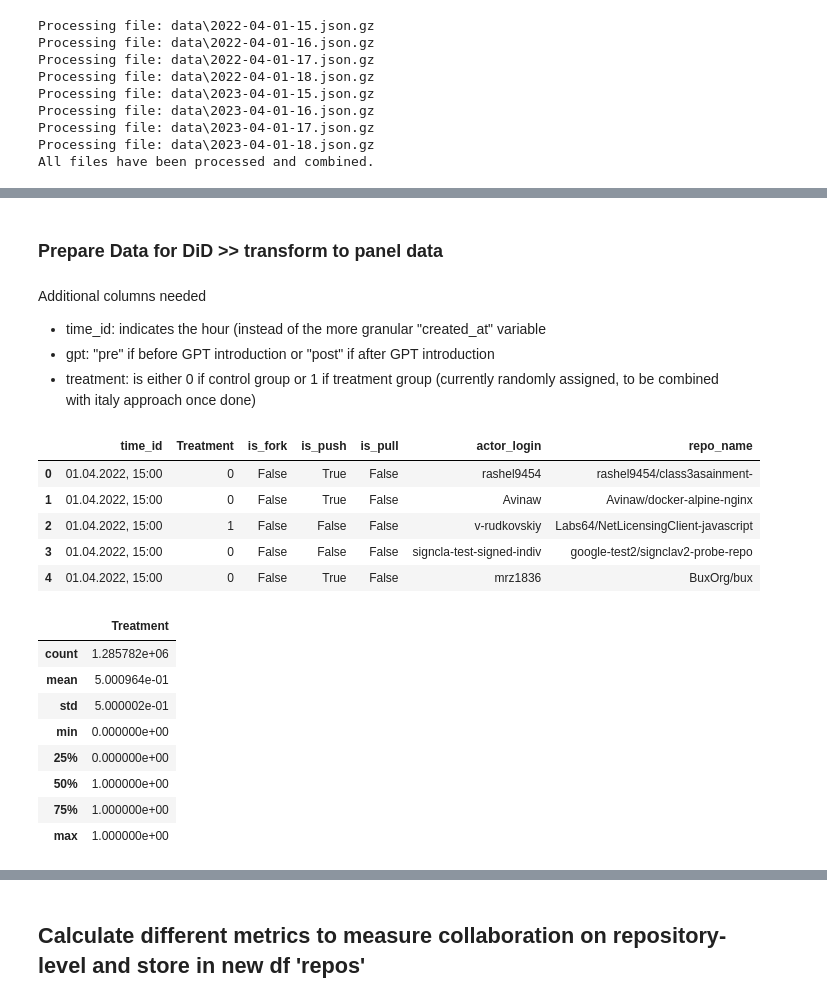
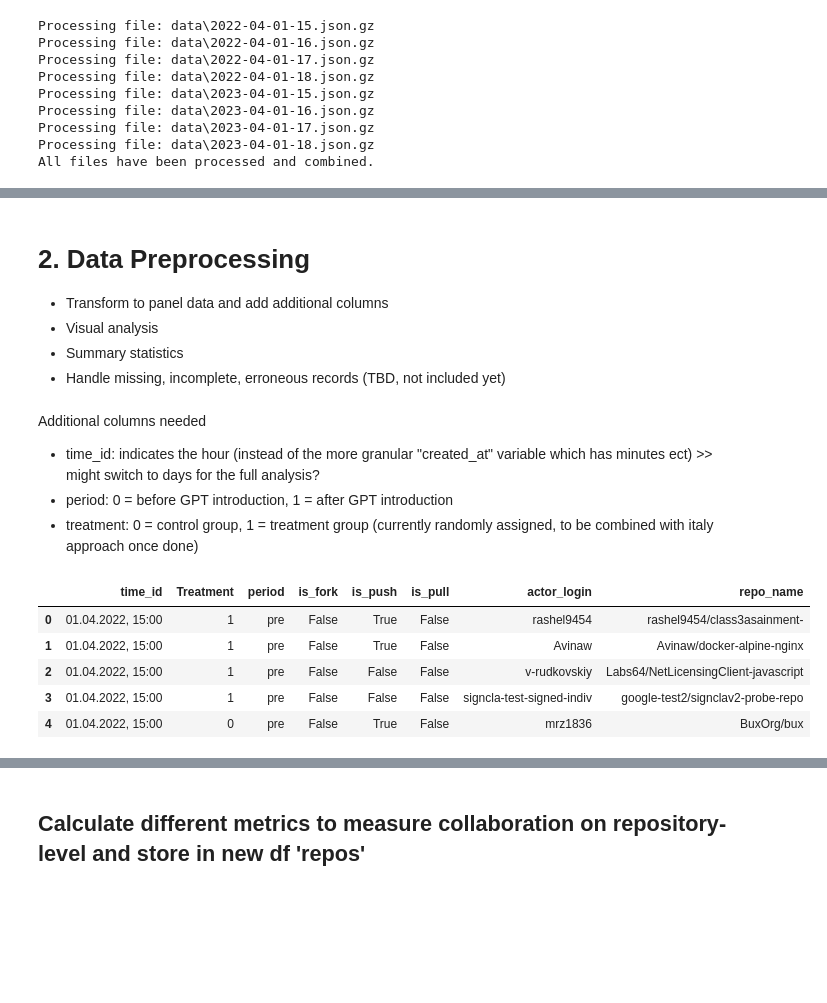
Before and after one commit to Nik-mundt/Work_Project, a Jupyter notebook: Collaboration_Variable.ipynb, the cells around one changed output, grey strips where cells are left out. Drawn from its saved outputs; the diff is of its cells as text; code cells hidden in the pictures; blank space fills up the shorter version.

```diff
--- a/Collaboration_Variable.ipynb
+++ b/Collaboration_Variable.ipynb
@@ -143,55 +168,55 @@ final_df.head()
 # %% [markdown]
-### Prepare Data for DiD >> transform to panel data
+# 2. Data Preprocessing
+- Transform to panel data and add additional columns
+- Visual analysis
+- Summary statistics
+- Handle missing, incomplete, erroneous records (TBD, not included yet)
 # %% [markdown]
 Additional columns needed
-- time_id: indicates the hour (instead of the more granular "created_at" variable
-- gpt: "pre" if before GPT introduction or "post" if after GPT introduction
-- treatment: is either 0 if control group or 1 if treatment group (currently randomly assigned, to be combined with italy approach once done)
+- time_id: indicates the hour (instead of the more granular "created_at" variable which has minutes ect) >> might switch to days for the full analysis?
+- period: 0 = before GPT introduction, 1 = after GPT introduction
+- treatment: 0 = control group, 1 = treatment group (currently randomly assigned, to be combined with italy approach once done)
 # %%
 commits = final_df
-
+# add time_id
 commits['created_at'] = pd.to_datetime(commits['created_at'])
 commits['time_id'] = commits['created_at'].dt.strftime('%d.%m.%Y, %H:00')
+
+# Function to determine 'pre' or 'post' based on the year in 'time_id' and creating the column 'gpt' accordingly
+def determine_gpt(time_str):
+    year = time_str.split('.')[-1].split(',')[0]  # Extracting the year part from the 'time_id'
+    if year == '2022':
+        return 'pre'
+    elif year == '2023':
+        return 'post'
+    else:
+        return None
+commits['period'] = commits['time_id'].apply(determine_gpt)
 
 # Calculate metrics for each commit
 commits['is_fork'] = commits['type'] == 'ForkEvent'
 commits['is_push'] = commits['type'] == 'PushEvent'
 commits['is_pull'] = commits['type'] == 'PullRequestEvent'
 
 # Create a 'Treatment' column and randomly assign 0 or 1
 commits['Treatment'] = np.random.randint(2, size=len(commits))
 
-# Selecting necessary columns to form the final panel data
+# Selecting necessary columns to form the final panel data, extracting from nested dictionaries where necessary
 if 'actor' in commits.columns:
     commits['actor_login'] = commits['actor'].apply(lambda x: x.get('login') if isinstance(x, dict) else np.nan)
-# Extracting 'name' from the nested 'repo' dictionary (similar to 'actor_login')
 if 'repo' in commits.columns:
     commits['repo_name'] = commits['repo'].apply(lambda x: x.get('name') if isinstance(x, dict) else np.nan)
-panel_data_columns = ['time_id', 'Treatment', 'is_fork', 'is_push', 'is_pull', 'actor_login', 'repo_name']  # Adjusted columns
+
+# Now, you define 'panel_data' after all necessary columns have been added/modified in 'commits'
+panel_data_columns = ['time_id', 'Treatment', 'period', 'is_fork', 'is_push', 'is_pull', 'actor_login', 'repo_name']  # Adjusted columns
 panel_data = commits[panel_data_columns]
-
 panel_data.head()
-
-# If you want to keep track of unique contributors and total contributions, you might need to do additional groupby operations.
-# For now, let's keep it simple and assume each row is a unique contribution.
 # %% [output]
-|  | time_id | Treatment | is_fork | is_push | is_pull | actor_login | repo_name |
-| 0 | 01.04.2022, 15:00 | 0 | False | True | False | rashel9454 | rashel9454/class3asainment- |
-| 1 | 01.04.2022, 15:00 | 0 | False | True | False | Avinaw | Avinaw/docker-alpine-nginx |
-| 2 | 01.04.2022, 15:00 | 1 | False | False | False | v-rudkovskiy | Labs64/NetLicensingClient-javascript |
-| 3 | 01.04.2022, 15:00 | 0 | False | False | False | signcla-test-signed-indiv | google-test2/signclav2-probe-repo |
-| 4 | 01.04.2022, 15:00 | 0 | False | True | False | mrz1836 | BuxOrg/bux |
+|  | time_id | Treatment | period | is_fork | is_push | is_pull | actor_login | repo_name |
+| 0 | 01.04.2022, 15:00 | 1 | pre | False | True | False | rashel9454 | rashel9454/class3asainment- |
+| 1 | 01.04.2022, 15:00 | 1 | pre | False | True | False | Avinaw | Avinaw/docker-alpine-nginx |
+| 2 | 01.04.2022, 15:00 | 1 | pre | False | False | False | v-rudkovskiy | Labs64/NetLicensingClient-javascript |
+| 3 | 01.04.2022, 15:00 | 1 | pre | False | False | False | signcla-test-signed-indiv | google-test2/signclav2-probe-repo |
+| 4 | 01.04.2022, 15:00 | 0 | pre | False | True | False | mrz1836 | BuxOrg/bux |
-# %%
-panel = panel_data
-# %% [output]
-|  | Treatment |
-| count | 1.285782e+06 |
-| mean | 5.000964e-01 |
-| std | 5.000002e-01 |
-| min | 0.000000e+00 |
-| 25% | 0.000000e+00 |
-| 50% | 1.000000e+00 |
-| 75% | 1.000000e+00 |
-| max | 1.000000e+00 |
 # %%
 #check number of unique timestamps
```
Also changed, not shown: parts of 35 cells of this notebook.
